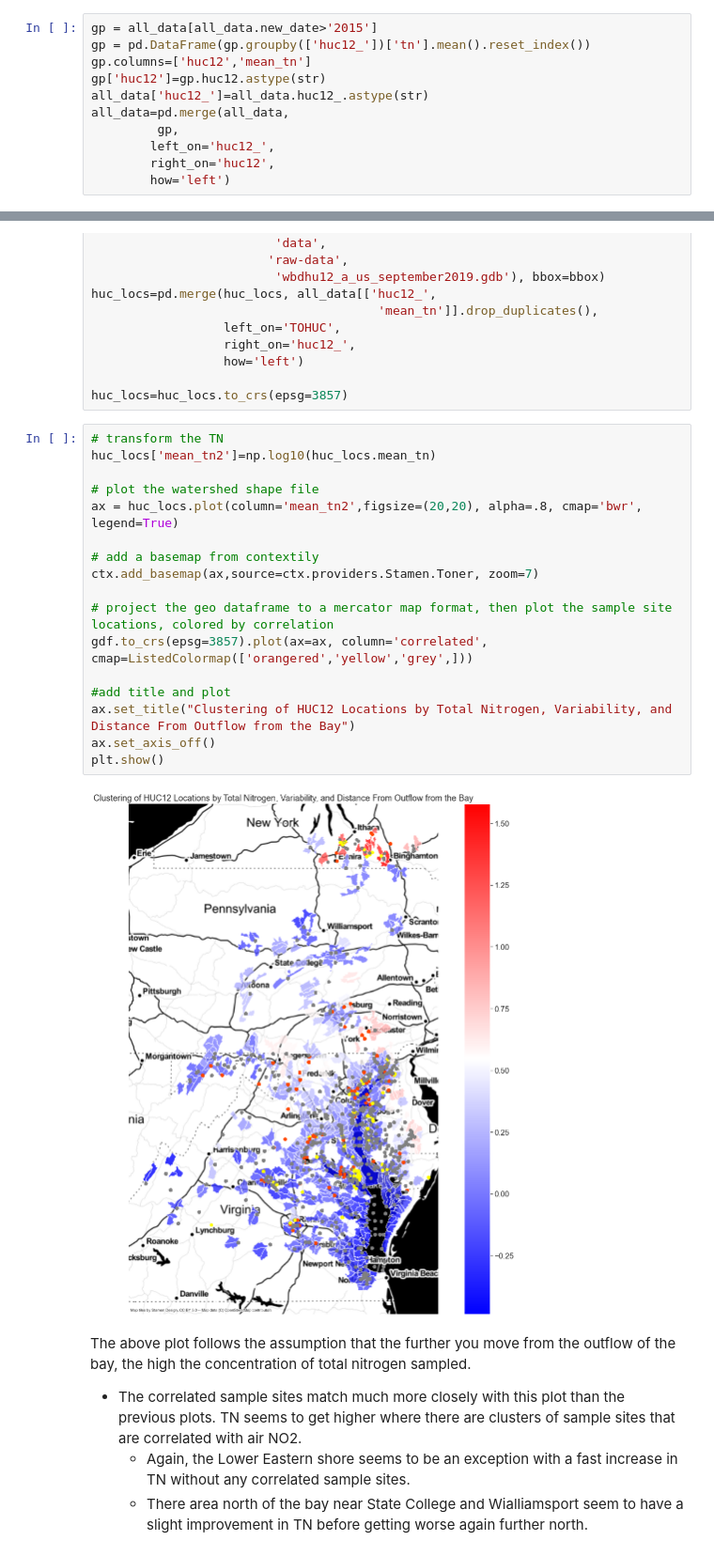
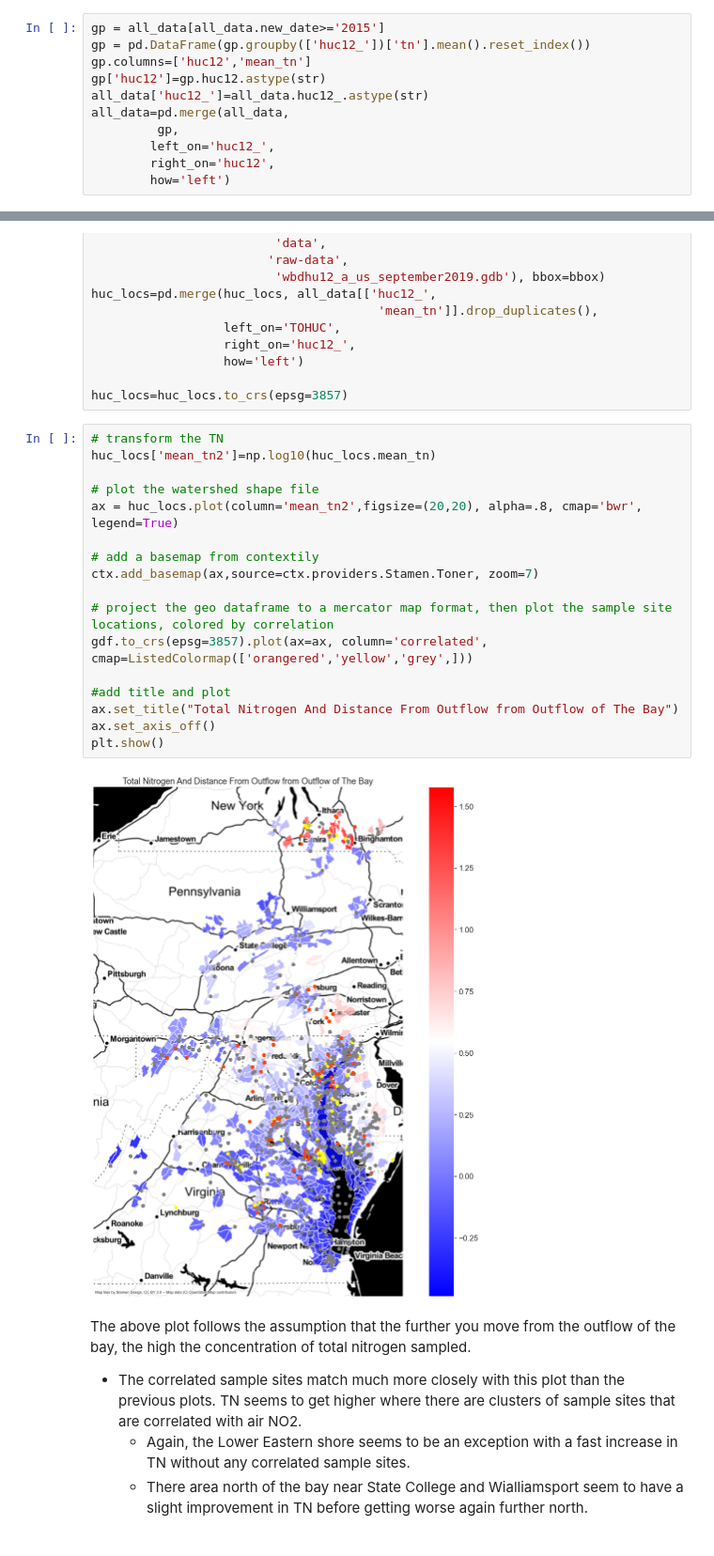
Before and after one commit to teamHackTheBay/hackTheBay, a Jupyter notebook: exploration/correlation_no2_data.ipynb, the cells around one changed output, grey strips where cells are left out. Shown at 94% size. Drawn from its saved outputs; the diff is of its cells as text.

```diff
--- a/exploration/correlation_no2_data.ipynb
+++ b/exploration/correlation_no2_data.ipynb
@@ -389,7 +389,7 @@ Total nitrogen plotted with sample site location air nitrogen correlations.
 # %%
 all_data.drop(['mean_tn'], inplace=True, axis=1)
 # %%
-gp = all_data[all_data.new_date>'2015']
+gp = all_data[all_data.new_date>='2015']
 gp = pd.DataFrame(gp.groupby(['huc12_'])['tn'].mean().reset_index())
 gp.columns=['huc12','mean_tn']
 gp['huc12']=gp.huc12.astype(str)
@@ -464,22 +464,22 @@ huc_locs=huc_locs.to_crs(epsg=3857)
 # %%
 # transform the TN
 huc_locs['mean_tn2']=np.log10(huc_locs.mean_tn)
 
 # plot the watershed shape file
 ax = huc_locs.plot(column='mean_tn2',figsize=(20,20), alpha=.8, cmap='bwr', legend=True)
 
 # add a basemap from contextily
 ctx.add_basemap(ax,source=ctx.providers.Stamen.Toner, zoom=7)
 
 # project the geo dataframe to a mercator map format, then plot the sample site locations, colored by correlation
 gdf.to_crs(epsg=3857).plot(ax=ax, column='correlated', cmap=ListedColormap(['orangered','yellow','grey',]))
 
 #add title and plot
-ax.set_title("Clustering of HUC12 Locations by Total Nitrogen, Variability, and Distance From Outflow from the Bay")
+ax.set_title("Total Nitrogen And Distance From Outflow from Outflow of The Bay")
 ax.set_axis_off()
 plt.show()
 # %% [output]
-[figure, old version]
+[figure, new version]
 # %% [markdown]
 The above plot follows the assumption that the further you move from the outflow of the bay, the high the concentration of total nitrogen sampled.
 
```
Also changed, not shown: parts of 2 cells of this notebook.
